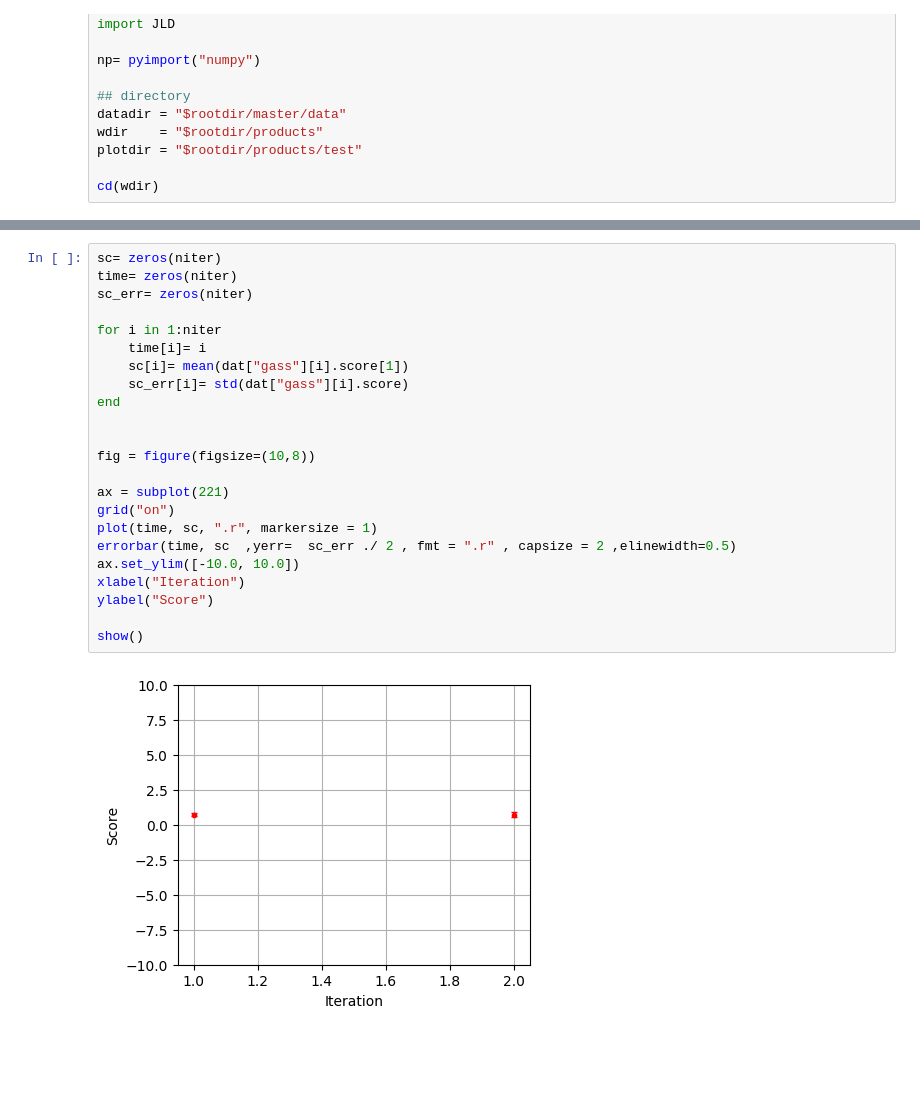
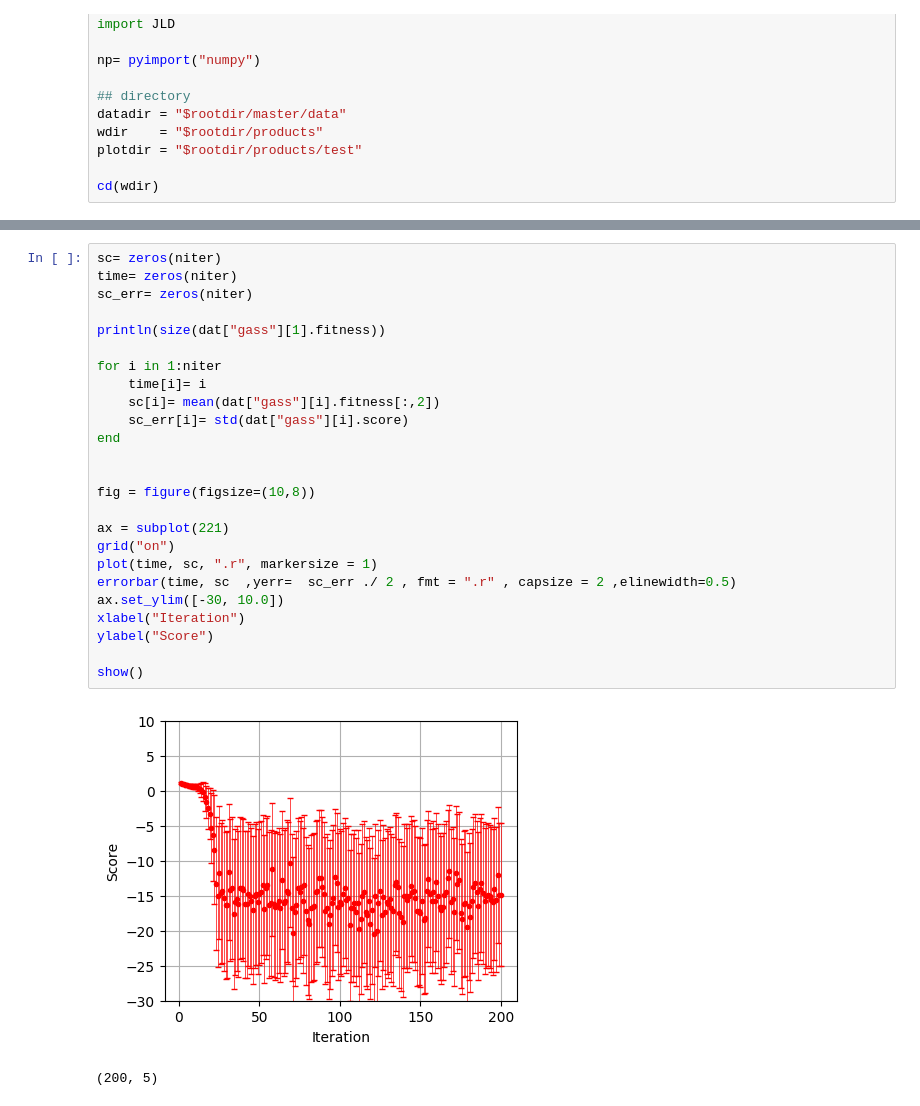
Before and after one commit to bosscha/GASS, a Jupyter notebook: notebooks/GA-analysis1.ipynb, the cells around one changed output, grey strips where cells are left out. Cells and saved outputs as stored; diff of their text form; blank space fills up the shorter version.

```diff
--- a/notebooks/GA-analysis1.ipynb
+++ b/notebooks/GA-analysis1.ipynb
@@ -38,25 +38,28 @@ println(dat["gass"][1].score)
 # %%
 sc= zeros(niter)
 time= zeros(niter)
 sc_err= zeros(niter)
 
+println(size(dat["gass"][1].fitness))
+
 for i in 1:niter
     time[i]= i
-    sc[i]= mean(dat["gass"][i].score[1])
+    sc[i]= mean(dat["gass"][i].fitness[:,2])
     sc_err[i]= std(dat["gass"][i].score)
 end
 
 
 fig = figure(figsize=(10,8))
 
 ax = subplot(221)
 grid("on")
 plot(time, sc, ".r", markersize = 1)
 errorbar(time, sc  ,yerr=  sc_err ./ 2 , fmt = ".r" , capsize = 2 ,elinewidth=0.5)
-ax.set_ylim([-10.0, 10.0])
+ax.set_ylim([-30, 10.0])
 xlabel("Iteration")
 ylabel("Score")
 
 show()
 # %% [output]
-[figure, old version]
+[figure, new version]
+(200, 5)
```
Also changed, not shown: parts of 1 cell of this notebook, 4 other files.
